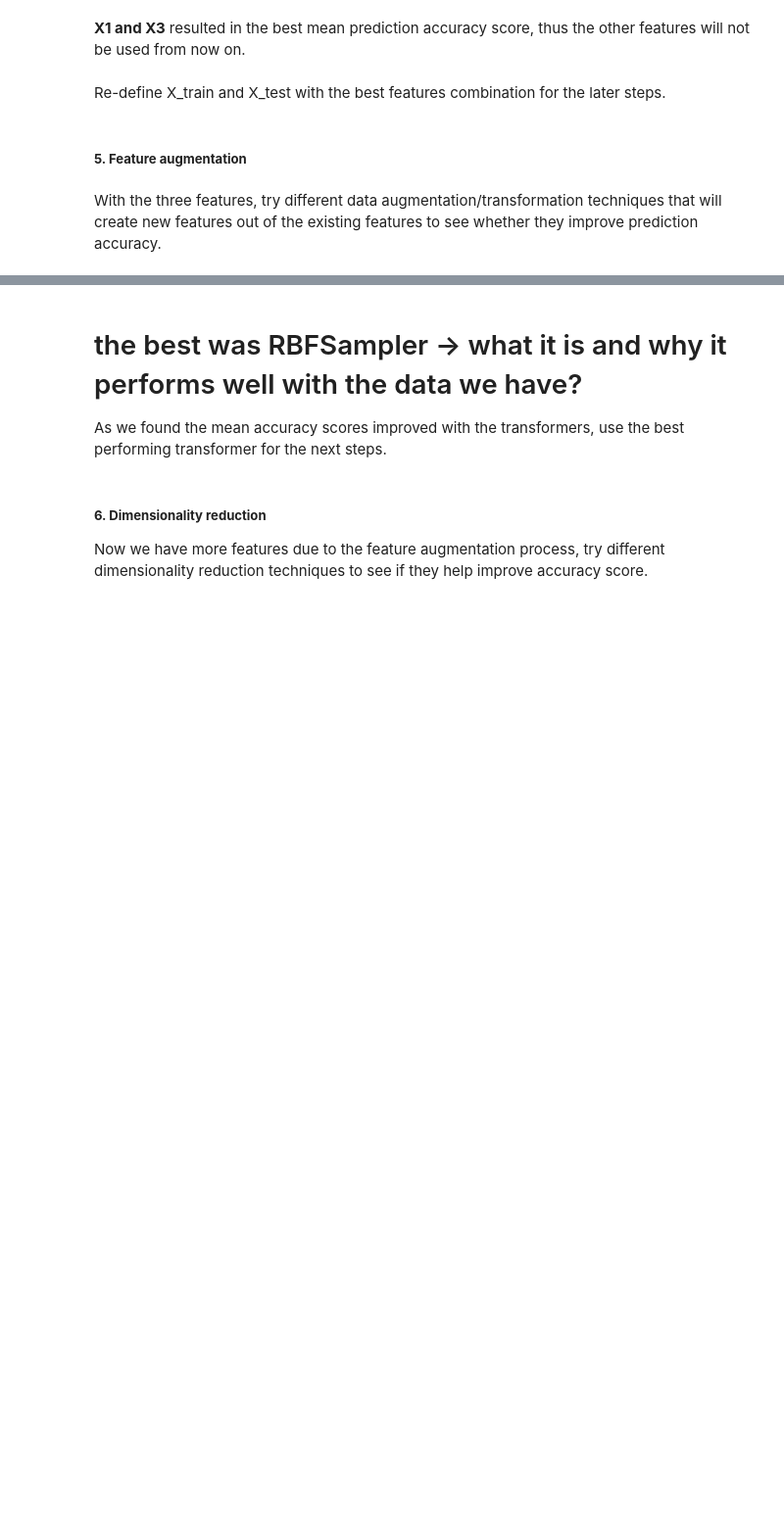
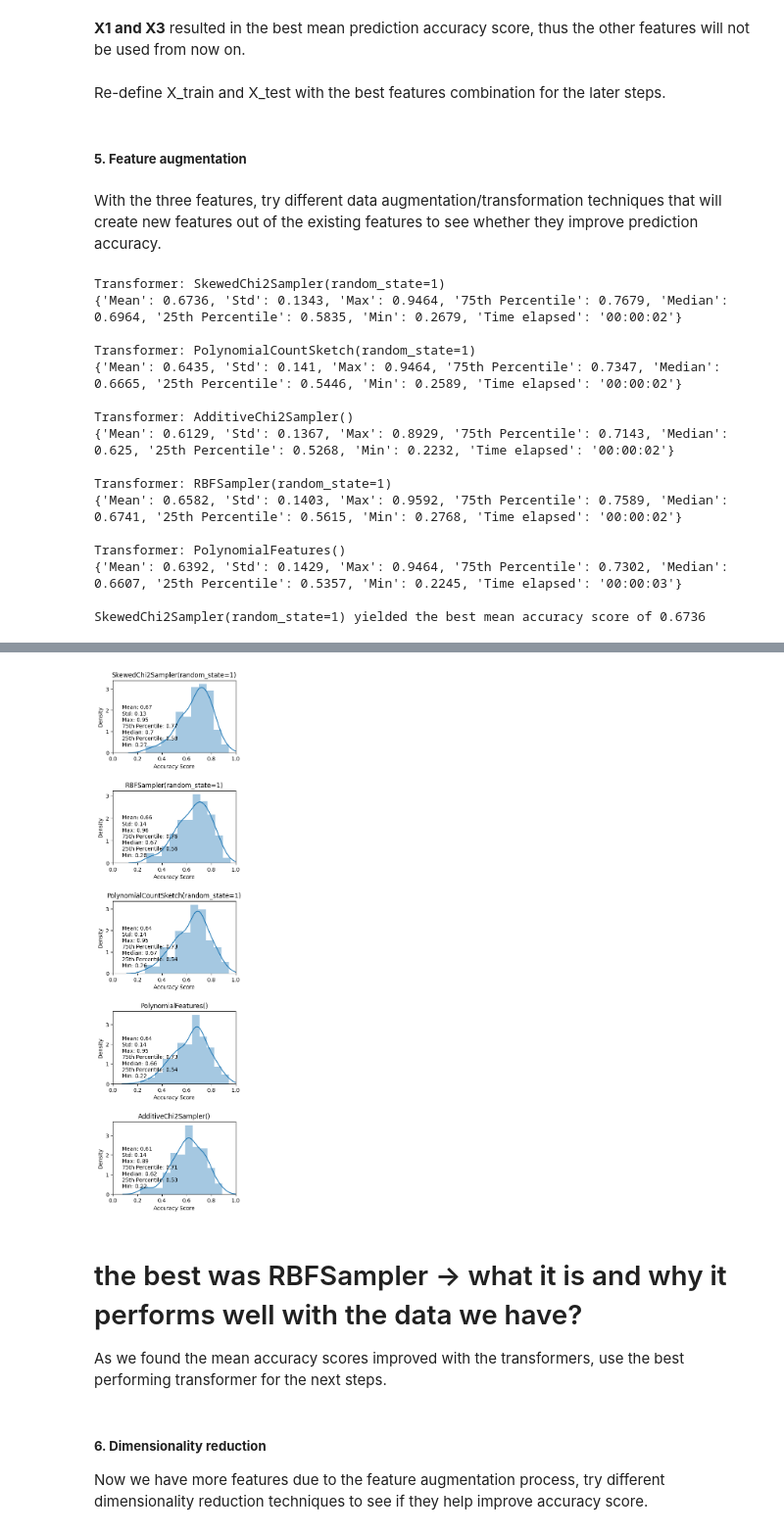
Before and after one commit to henryhyunwookim/Happy-Customers, a Jupyter notebook: Happy Costomers.ipynb, the cells around one changed output, grey strips where cells are left out. Shown at 98% size. Drawn from its saved outputs; the diff is of its cells as text; code cells hidden in the pictures; blank space fills up the shorter version.

```diff
--- a/Happy Costomers.ipynb
+++ b/Happy Costomers.ipynb
@@ -181,5 +222,22 @@ X_test_reduced = X_test[["X1", "X3"]]
 # %% [markdown]
 With the three features, try different data augmentation/transformation techniques that will create new features out of the existing features to see whether they improve prediction accuracy.
 # %%
-# eval_transformers(X=X_train_reduced, y=y_train, n_splits=10, n=100, random_state=random_state,
-#                 classifier=LogisticRegression(random_state=random_state))
+eval_transformers(X=X_train_reduced, y=y_train, n_splits=7, n=30, random_state=random_state,
+                classifier=LogisticRegression(random_state=random_state))
+# %% [output]
+Transformer: SkewedChi2Sampler(random_state=1)
+{'Mean': 0.6736, 'Std': 0.1343, 'Max': 0.9464, '75th Percentile': 0.7679, 'Median': 0.6964, '25th Percentile': 0.5835, 'Min': 0.2679, 'Time elapsed': '00:00:02'}
+
+Transformer: PolynomialCountSketch(random_state=1)
+{'Mean': 0.6435, 'Std': 0.141, 'Max': 0.9464, '75th Percentile': 0.7347, 'Median': 0.6665, '25th Percentile': 0.5446, 'Min': 0.2589, 'Time elapsed': '00:00:02'}
+
+Transformer: AdditiveChi2Sampler()
+{'Mean': 0.6129, 'Std': 0.1367, 'Max': 0.8929, '75th Percentile': 0.7143, 'Median': 0.625, '25th Percentile': 0.5268, 'Min': 0.2232, 'Time elapsed': '00:00:02'}
+
+Transformer: RBFSampler(random_state=1)
+{'Mean': 0.6582, 'Std': 0.1403, 'Max': 0.9592, '75th Percentile': 0.7589, 'Median': 0.6741, '25th Percentile': 0.5615, 'Min': 0.2768, 'Time elapsed': '00:00:02'}
+
+Transformer: PolynomialFeatures()
+{'Mean': 0.6392, 'Std': 0.1429, 'Max': 0.9464, '75th Percentile': 0.7302, 'Median': 0.6607, '25th Percentile': 0.5357, 'Min': 0.2245, 'Time elapsed': '00:00:03'}
+
+SkewedChi2Sampler(random_state=1) yielded the best mean accuracy score of 0.6736
@@ -186,3 +250,4 @@ With the three features, try different data augmentation/transformation techniqu
+[figure, added]
 # %% [markdown]
 # the best was RBFSampler -> what it is and why it performs well with the data we have?
 
```
Also changed, not shown: parts of 18 cells of this notebook.
